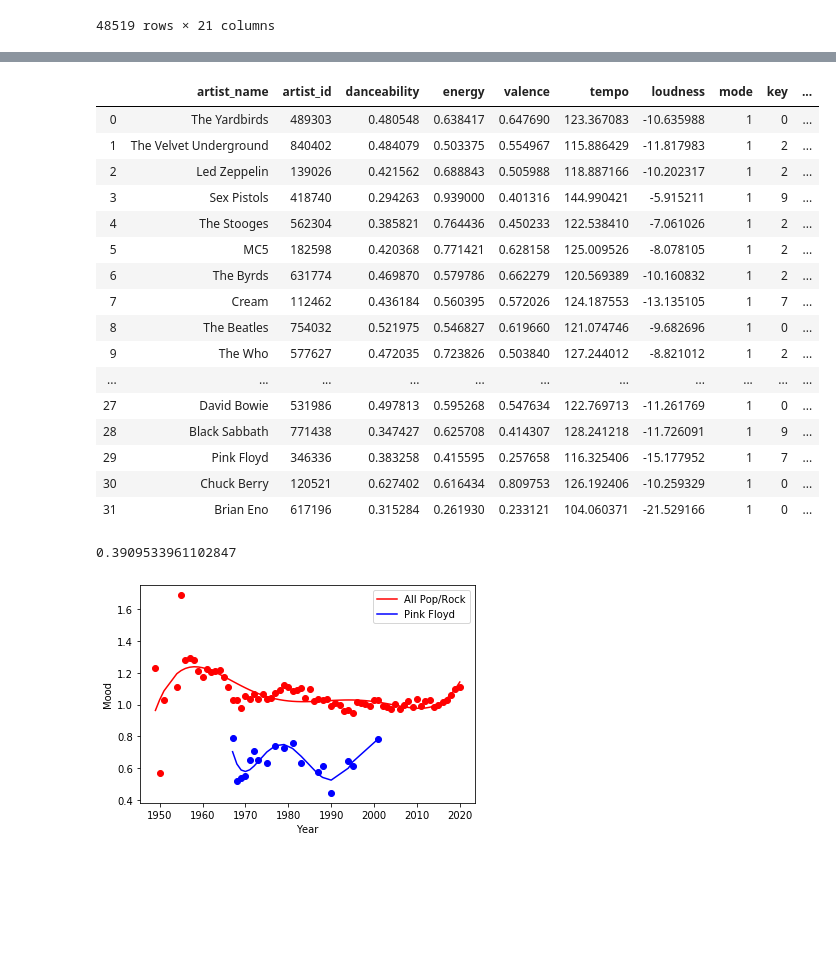
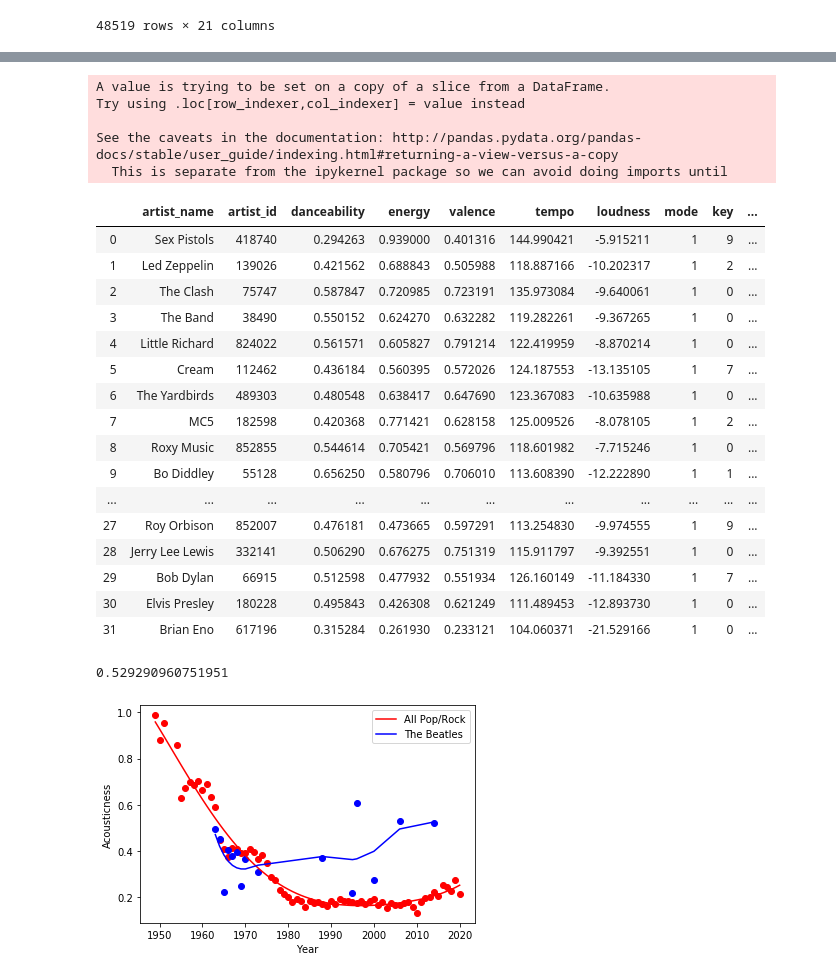
Before and after one commit to Wichaelian/ICM-2021, a Jupyter notebook: 2021_ICM_Problem_D_Data/Bullet 6.ipynb, the cells around one changed output, grey strips where cells are left out. Saved outputs shown, nothing was run; the diff lists cells and outputs as text; code cells hidden in the pictures; blank space fills up the shorter version.

Commit message:
acoustic over time

```diff
--- a/2021_ICM_Problem_D_Data/Bullet 6.ipynb
+++ b/2021_ICM_Problem_D_Data/Bullet 6.ipynb
@@ -273,13 +314,22 @@ def importancetoPR(name):
         diff += (val - ns['mood'][count]) ** 2
     return diff
 # %%
-#Pop/Rock artists sorted by ascending diffrential
+#Influential Pop/Rock artists sorted by ascending mood diffrential
 prArtistsDF = artists[artists['artist_name'].isin(prArtists)]
 prArtistsDF['Diffrential'] = prArtistsDF['artist_name'].apply(PRDiffRank)
 prArtistsDF = prArtistsDF.sort_values(by=['Diffrential'])
 prArtistsDF = prArtistsDF.reset_index(drop=True)
 prArtistsDF = prArtistsDF[prArtistsDF['Diffrential'] > 0]
-prArtistsDF
+prLegends = []
+for i in prArtistsDF['artist_name']:
+        df = totalInfluence[totalInfluence['names'] == i]
+        if len(df) > 0:
+            index = df.index[0]
+            if index < 0.01 * len(totalInfluence):
+                prLegends.append(i)
+prLegendsDF = prArtistsDF[prArtistsDF['artist_name'].isin(prLegends)]
+prLegendsDF = prLegendsDF.reset_index(drop=True)
+prLegendsDF
 # %% [output]
 A value is trying to be set on a copy of a slice from a DataFrame.
 Try using .loc[row_indexer,col_indexer] = value instead
@@ -302,35 +356,45 @@ See the caveats in the documentation: http://pandas.pydata.org/pandas-docs/stabl
 # %%
-#Most influential of all Pop/Rock Artists
-prLegends = []
-for i in prArtistsDF['artist_name']:
+#Influential Pop/Rock artists sorted by ascending acoustic diffrential
+acousticDF = artists[artists['artist_name'].isin(prArtists)]
+acousticDF['Diffrential'] = acousticDF['artist_name'].apply(AcousticDiffRank)
+acousticDF = acousticDF.sort_values(by=['Diffrential'])
+acousticDF = acousticDF.reset_index(drop=True)
+acousticDF = acousticDF[acousticDF['Diffrential'] > 0]
+acLegends = []
+for i in acousticDF['artist_name']:
         df = totalInfluence[totalInfluence['names'] == i]
         if len(df) > 0:
             index = df.index[0]
             if index < 0.01 * len(totalInfluence):
-                prLegends.append(i)
-prLegendsDF = prArtistsDF[prArtistsDF['artist_name'].isin(prLegends)]
-prLegendsDF = prLegendsDF.reset_index(drop=True)
-prLegendsDF
+                acLegends.append(i)
+acLegendsDF = acousticDF[acousticDF['artist_name'].isin(acLegends)]
+acLegendsDF = acLegendsDF.reset_index(drop=True)
+acLegendsDF
 # %% [output]
+A value is trying to be set on a copy of a slice from a DataFrame.
+Try using .loc[row_indexer,col_indexer] = value instead
+
+See the caveats in the documentation: http://pandas.pydata.org/pandas-docs/stable/user_guide/indexing.html#returning-a-view-versus-a-copy
+  This is separate from the ipykernel package so we can avoid doing imports until
 |  | artist_name | artist_id | danceability | energy | valence | tempo | loudness | mode | key | ... |
-| 0 | The Yardbirds | 489303 | 0.480548 | 0.638417 | 0.647690 | 123.367083 | -10.635988 | 1 | 0 | ... |
-| 1 | The Velvet Underground | 840402 | 0.484079 | 0.503375 | 0.554967 | 115.886429 | -11.817983 | 1 | 2 | ... |
-| 2 | Led Zeppelin | 139026 | 0.421562 | 0.688843 | 0.505988 | 118.887166 | -10.202317 | 1 | 2 | ... |
-| 3 | Sex Pistols | 418740 | 0.294263 | 0.939000 | 0.401316 | 144.990421 | -5.915211 | 1 | 9 | ... |
-| 4 | The Stooges | 562304 | 0.385821 | 0.764436 | 0.450233 | 122.538410 | -7.061026 | 1 | 2 | ... |
-| 5 | MC5 | 182598 | 0.420368 | 0.771421 | 0.628158 | 125.009526 | -8.078105 | 1 | 2 | ... |
-| 6 | The Byrds | 631774 | 0.469870 | 0.579786 | 0.662279 | 120.569389 | -10.160832 | 1 | 2 | ... |
-| 7 | Cream | 112462 | 0.436184 | 0.560395 | 0.572026 | 124.187553 | -13.135105 | 1 | 7 | ... |
-| 8 | The Beatles | 754032 | 0.521975 | 0.546827 | 0.619660 | 121.074746 | -9.682696 | 1 | 0 | ... |
-| 9 | The Who | 577627 | 0.472035 | 0.723826 | 0.503840 | 127.244012 | -8.821012 | 1 | 2 | ... |
+| 0 | Sex Pistols | 418740 | 0.294263 | 0.939000 | 0.401316 | 144.990421 | -5.915211 | 1 | 9 | ... |
+| 1 | Led Zeppelin | 139026 | 0.421562 | 0.688843 | 0.505988 | 118.887166 | -10.202317 | 1 | 2 | ... |
+| 2 | The Clash | 75747 | 0.587847 | 0.720985 | 0.723191 | 135.973084 | -9.640061 | 1 | 0 | ... |
+| 3 | The Band | 38490 | 0.550152 | 0.624270 | 0.632282 | 119.282261 | -9.367265 | 1 | 0 | ... |
+| 4 | Little Richard | 824022 | 0.561571 | 0.605827 | 0.791214 | 122.419959 | -8.870214 | 1 | 0 | ... |
+| 5 | Cream | 112462 | 0.436184 | 0.560395 | 0.572026 | 124.187553 | -13.135105 | 1 | 7 | ... |
+| 6 | The Yardbirds | 489303 | 0.480548 | 0.638417 | 0.647690 | 123.367083 | -10.635988 | 1 | 0 | ... |
+| 7 | MC5 | 182598 | 0.420368 | 0.771421 | 0.628158 | 125.009526 | -8.078105 | 1 | 2 | ... |
+| 8 | Roxy Music | 852855 | 0.544614 | 0.705421 | 0.569796 | 118.601982 | -7.715246 | 1 | 0 | ... |
+| 9 | Bo Diddley | 55128 | 0.656250 | 0.580796 | 0.706010 | 113.608390 | -12.222890 | 1 | 1 | ... |
 | ... | ... | ... | ... | ... | ... | ... | ... | ... | ... | ... |
-| 27 | David Bowie | 531986 | 0.497813 | 0.595268 | 0.547634 | 122.769713 | -11.261769 | 1 | 0 | ... |
-| 28 | Black Sabbath | 771438 | 0.347427 | 0.625708 | 0.414307 | 128.241218 | -11.726091 | 1 | 9 | ... |
-| 29 | Pink Floyd | 346336 | 0.383258 | 0.415595 | 0.257658 | 116.325406 | -15.177952 | 1 | 7 | ... |
-| 30 | Chuck Berry | 120521 | 0.627402 | 0.616434 | 0.809753 | 126.192406 | -10.259329 | 1 | 0 | ... |
+| 27 | Roy Orbison | 852007 | 0.476181 | 0.473665 | 0.597291 | 113.254830 | -9.974555 | 1 | 9 | ... |
+| 28 | Jerry Lee Lewis | 332141 | 0.506290 | 0.676275 | 0.751319 | 115.911797 | -9.392551 | 1 | 0 | ... |
+| 29 | Bob Dylan | 66915 | 0.512598 | 0.477932 | 0.551934 | 126.160149 | -11.184330 | 1 | 7 | ... |
+| 30 | Elvis Presley | 180228 | 0.495843 | 0.426308 | 0.621249 | 111.489453 | -12.893730 | 1 | 0 | ... |
 | 31 | Brian Eno | 617196 | 0.315284 | 0.261930 | 0.233121 | 104.060371 | -21.529166 | 1 | 0 | ... |
-# %%
-importancetoPR('Pink Floyd')
-# %% [output]
-0.3909533961102847
-[figure, removed]
+# %%
+acousticImportance('The Beatles')
+# %% [output]
+0.529290960751951
+[figure, added]
```
Also changed, not shown: parts of 3 cells of this notebook.
